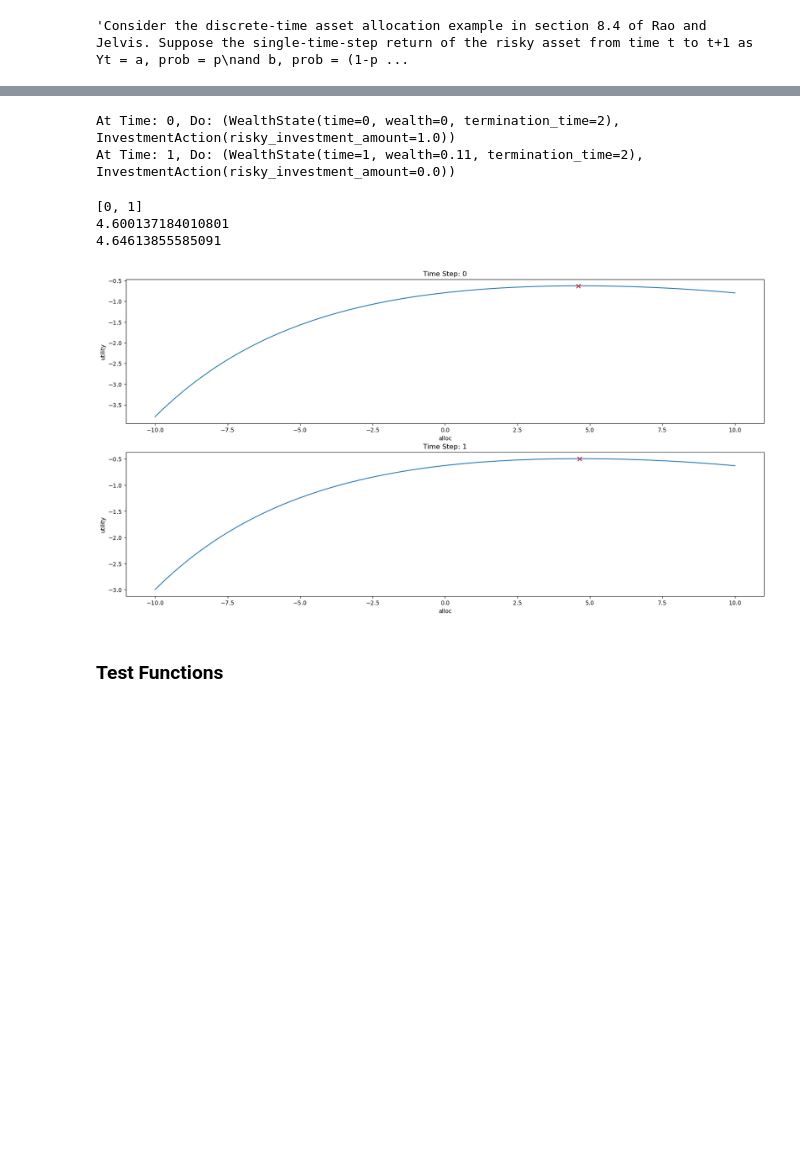
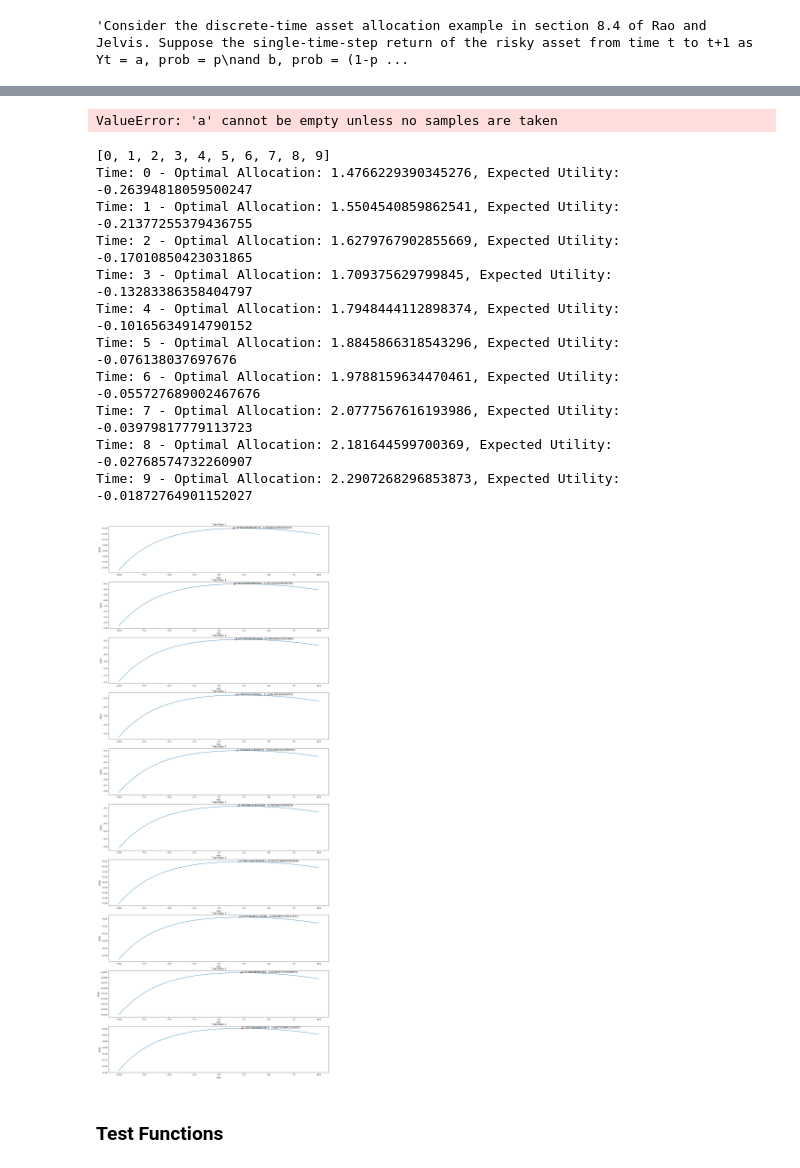
Before and after one commit to lclementx/rl-financial-application, a Jupyter notebook: Assignment_1/Assignment_1.ipynb, the cells around one changed output, grey strips where cells are left out. Cells and saved outputs as stored; diff of their text form; code cells hidden in the pictures; blank space fills up the shorter version.

```diff
--- a/Assignment_1/Assignment_1.ipynb
+++ b/Assignment_1/Assignment_1.ipynb
@@ -37,18 +37,18 @@ Shorting has a small benefit here - this world assumes no borrowing cost and ret
 You actually earn interest on the cash you get by shorting.
 '''
 
-ITERATIONS=2
+ITERATIONS=10
 GAMMA=1
 COEFFICIENT_OF_CARA=1
 INVESTMENT_LIMIT_MAX=1
-INVESTMENT_LIMIT_MIN=-1
-SPLITS=3
+INVESTMENT_LIMIT_MIN=0
+SPLITS=2
 RESOLUTION=1e-2
-RISK_FREE_RATE=0.01
-PROBABILITY_PRICE_UP=0.7 #Probability of risky asset increasing
-PRICE_A=0.2
+RISK_FREE_RATE=0.05
+PROBABILITY_PRICE_UP=0.6 #Probability of risky asset increasing
+PRICE_A=0.3
 PRICE_B=-0.1
-INITIAL_WEALTH=0
+INITIAL_WEALTH=1
 RISKY_RETURN_DISTRIBUTION={PRICE_A:PROBABILITY_PRICE_UP, PRICE_B:1-PROBABILITY_PRICE_UP}
 
 '''State'''
@@ -225,8 +233,7 @@ for t in range(ITERATIONS):
     best_action = max(actions_in_t,key=itemgetter(1))[0]
     print(f'At Time: {t}, Do: {best_action}')
 # %% [output]
-At Time: 0, Do: (WealthState(time=0, wealth=0, termination_time=2), InvestmentAction(risky_investment_amount=1.0))
-At Time: 1, Do: (WealthState(time=1, wealth=0.11, termination_time=2), InvestmentAction(risky_investment_amount=0.0))
+ValueError: 'a' cannot be empty unless no samples are taken
 # %%
 '''optimal_step_analytical'''
 import matplotlib.pyplot as plt
@@ -240,49 +247,52 @@ def analytical_solution(x, iterations=ITERATIONS):
 def expected_utility(x, WEALTH=INITIAL_WEALTH):
     price_a_wealth = PROBABILITY_PRICE_UP * np.exp(-COEFFICIENT_OF_CARA * (x * (PRICE_A - RISK_FREE_RATE)))
     price_b_wealth = (1-PROBABILITY_PRICE_UP) * np.exp(-COEFFICIENT_OF_CARA * (x * (PRICE_B - RISK_FREE_RATE)))
     risk_free_wealth = np.exp(-COEFFICIENT_OF_CARA * WEALTH * (1 + RISK_FREE_RATE))
     return - (risk_free_wealth * (price_a_wealth + price_b_wealth))/COEFFICIENT_OF_CARA
 
 time_step = [ _ for _ in range(ITERATIONS) ]
 print(time_step)
-wealth = 0
-risk_free = 0
+wealth = 1
+risk_free = 0.05
 risky_asset_return_dist = {
-    0.2:0.5,
-    -0.1:0.5
+    0.3:0.6,
+    -0.1:0.4
 }
 x = np.linspace(-10, 10, 200)
 fig, axs = plt.subplots(len(time_step),figsize=(20, 5 * len(time_step)))
 for time in time_step:
     step = time
     optimal_alloc = analytical_solution(step)
     expected_wealth = 0
     for returns, prob in risky_asset_return_dist.items():
         expected_wealth += prob * (optimal_alloc * (returns - risk_free) + wealth * (1 + risk_free))
 
     wealth=expected_wealth
     y = [expected_utility(c,wealth) for c in x ]
     y_alloc = expected_utility(optimal_alloc,wealth)
     axs[time].plot(x,y)
     axs[time].scatter([optimal_alloc],[y_alloc],color='r',s=50,marker='x')
+    axs[time].text(optimal_alloc, y_alloc, '({}, {})'.format(optimal_alloc, y_alloc),fontsize
+='large')
     axs[time].set_title(f'Time Step: {time}')
     axs[time].set_xlabel('alloc')
     axs[time].set_ylabel('utility')
-    y = expected_utility(optimal_alloc,wealth)
-    print(optimal_alloc)
+    print(f'Time: {time} - Optimal Allocation: {optimal_alloc}, Expected Utility: {y_alloc}')
 
 plt.show()
-# x = np.linspace(-10, 10, 200)
-# y = [expected_utility(c) for c in x ]
-# plt.scatter(x,y,s=10)
-# plt.scatter(analytical_solution(0),expected_utility(analytical_solution(0)),
-#         color='r',s=50, marker='x')
-# plt.show()
 # %% [output]
-[0, 1]
-4.600137184010801
-4.64613855585091
+[0, 1, 2, 3, 4, 5, 6, 7, 8, 9]
+Time: 0 - Optimal Allocation: 1.4766229390345276, Expected Utility: -0.26394818059500247
+Time: 1 - Optimal Allocation: 1.5504540859862541, Expected Utility: -0.21377255379436755
+Time: 2 - Optimal Allocation: 1.6279767902855669, Expected Utility: -0.17010850423031865
+Time: 3 - Optimal Allocation: 1.709375629799845, Expected Utility: -0.13283386358404797
+Time: 4 - Optimal Allocation: 1.7948444112898374, Expected Utility: -0.10165634914790152
+Time: 5 - Optimal Allocation: 1.8845866318543296, Expected Utility: -0.076138037697676
+Time: 6 - Optimal Allocation: 1.9788159634470461, Expected Utility: -0.055727689002467676
+Time: 7 - Optimal Allocation: 2.0777567616193986, Expected Utility: -0.03979817779113723
+Time: 8 - Optimal Allocation: 2.181644599700369, Expected Utility: -0.02768574732260907
+Time: 9 - Optimal Allocation: 2.2907268296853873, Expected Utility: -0.01872764901152027
-[figure, old version]
+[figure, new version]
 # %% [markdown]
 ### Test Functions
 # %%
```
Also changed, not shown: parts of 1 cell of this notebook, 3 other files.
